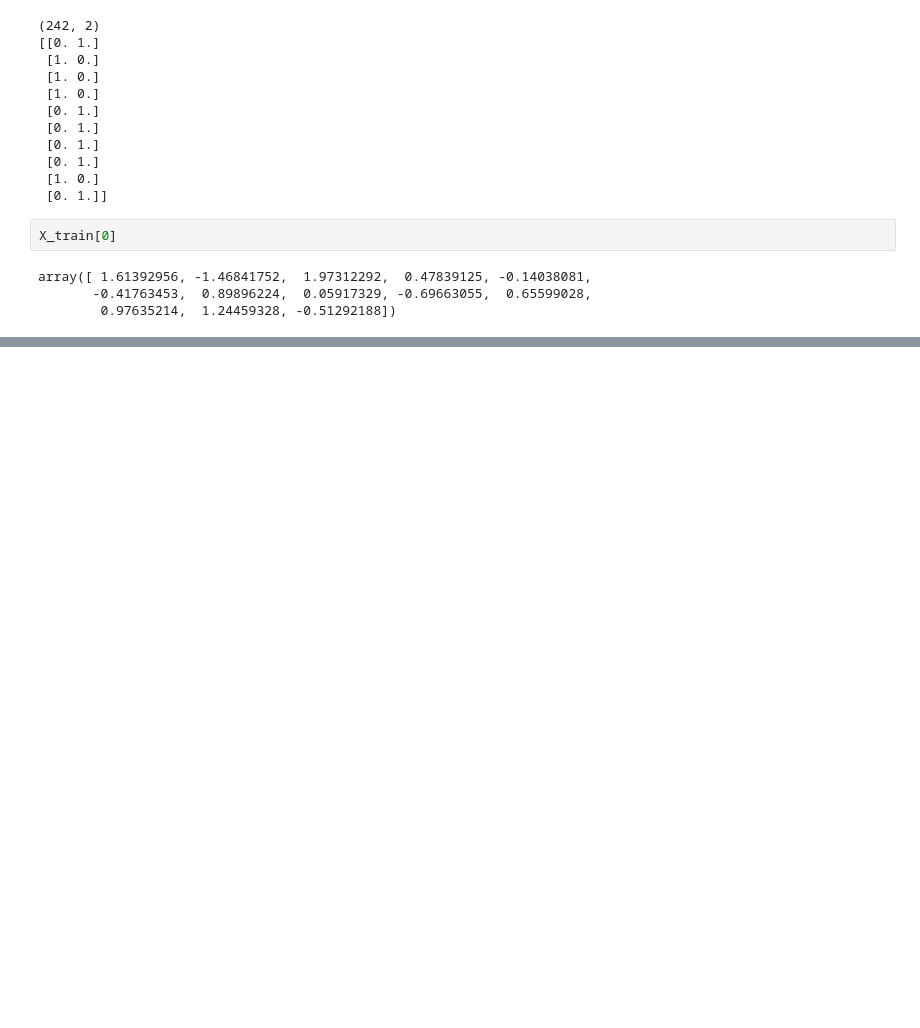
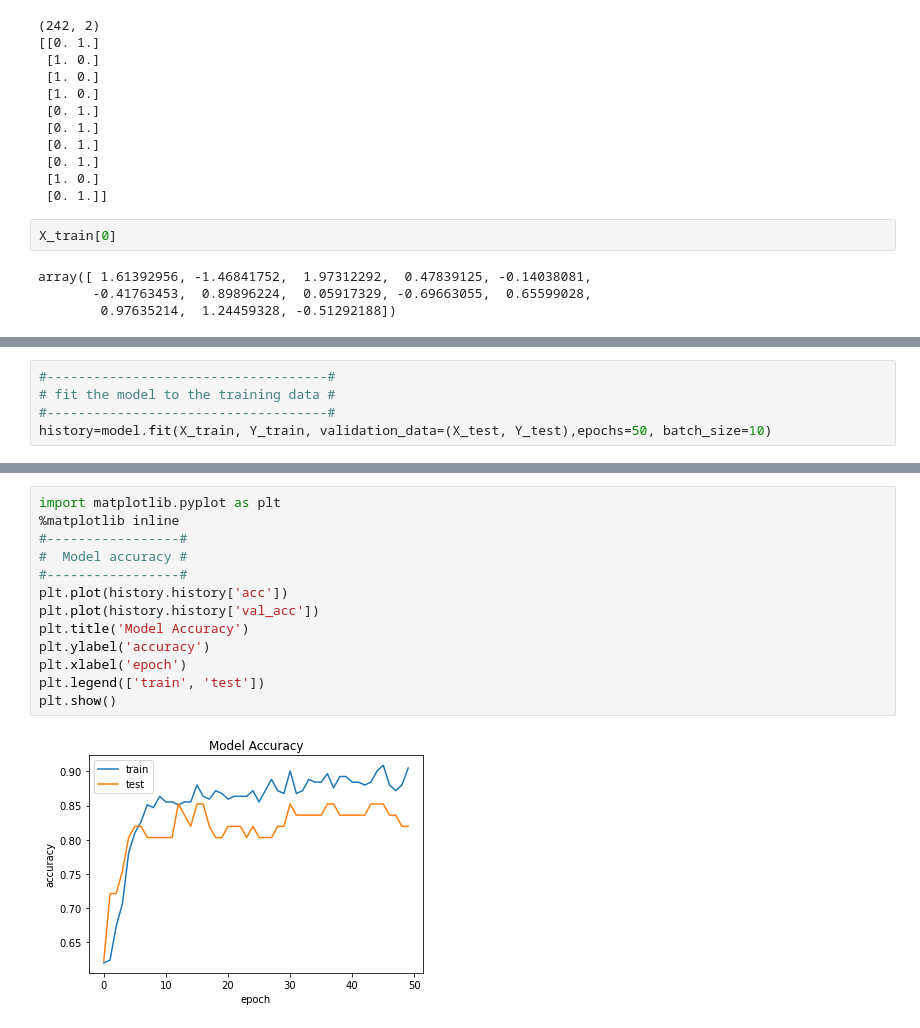
Before and after one commit to abhinavmaharana/Heart-Disease-Predictor-Using-Neural-Networks, a Jupyter notebook: Heart_Disease_Predictor_Using_Neural_Networks.ipynb, the cells around one changed output, grey strips where cells are left out. Saved outputs shown, nothing was run; the diff lists cells and outputs as text; blank space fills up the shorter version.

```diff
--- a/Heart_Disease_Predictor_Using_Neural_Networks.ipynb
+++ b/Heart_Disease_Predictor_Using_Neural_Networks.ipynb
@@ -286,0 +334,5 @@ array([ 1.61392956, -1.46841752,  1.97312292,  0.47839125, -0.14038081,
+# %%
+#------------------------------------#
+# fit the model to the training data #
+#------------------------------------#
+history=model.fit(X_train, Y_train, validation_data=(X_test, Y_test),epochs=50, batch_size=10)
@@ -286,0 +357,15 @@ array([ 1.61392956, -1.46841752,  1.97312292,  0.47839125, -0.14038081,
+# %%
+import matplotlib.pyplot as plt
+%matplotlib inline
+#-----------------#
+#  Model accuracy #
+#-----------------#
+plt.plot(history.history['acc'])
+plt.plot(history.history['val_acc'])
+plt.title('Model Accuracy')
+plt.ylabel('accuracy')
+plt.xlabel('epoch')
+plt.legend(['train', 'test'])
+plt.show()
+# %% [output]
+[figure, added]
```
Also changed, not shown: parts of 9 cells of this notebook.
